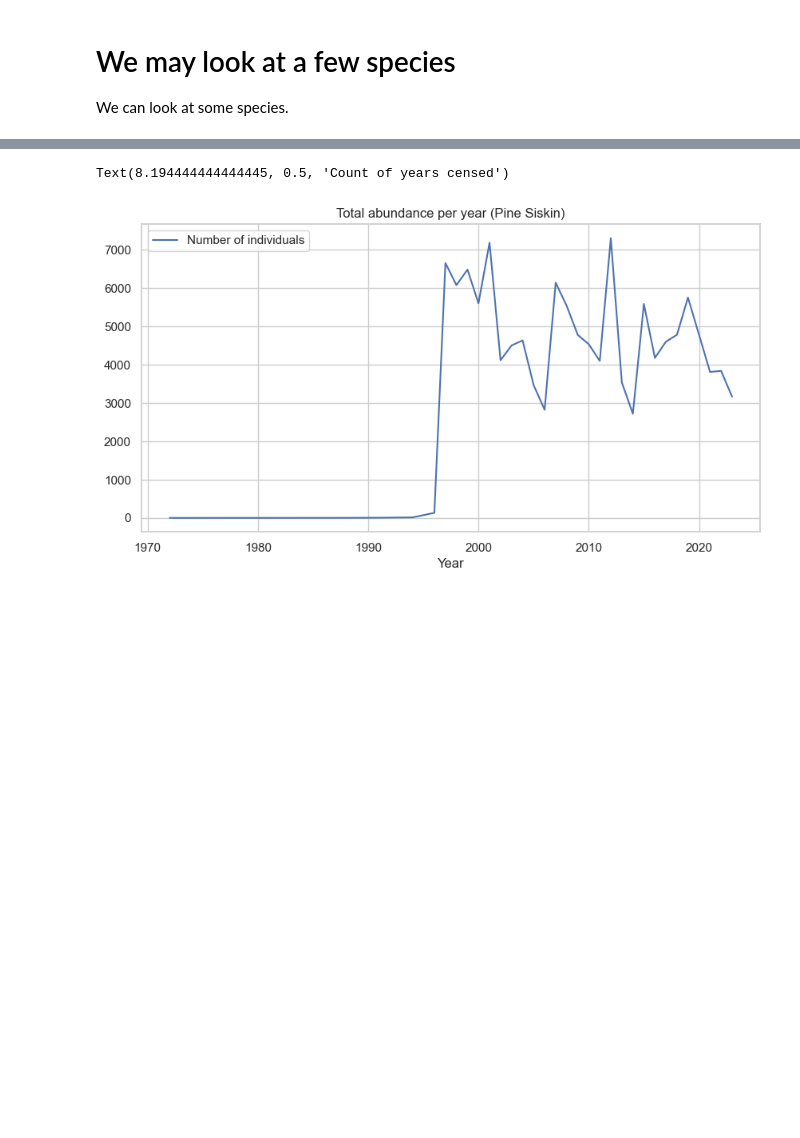
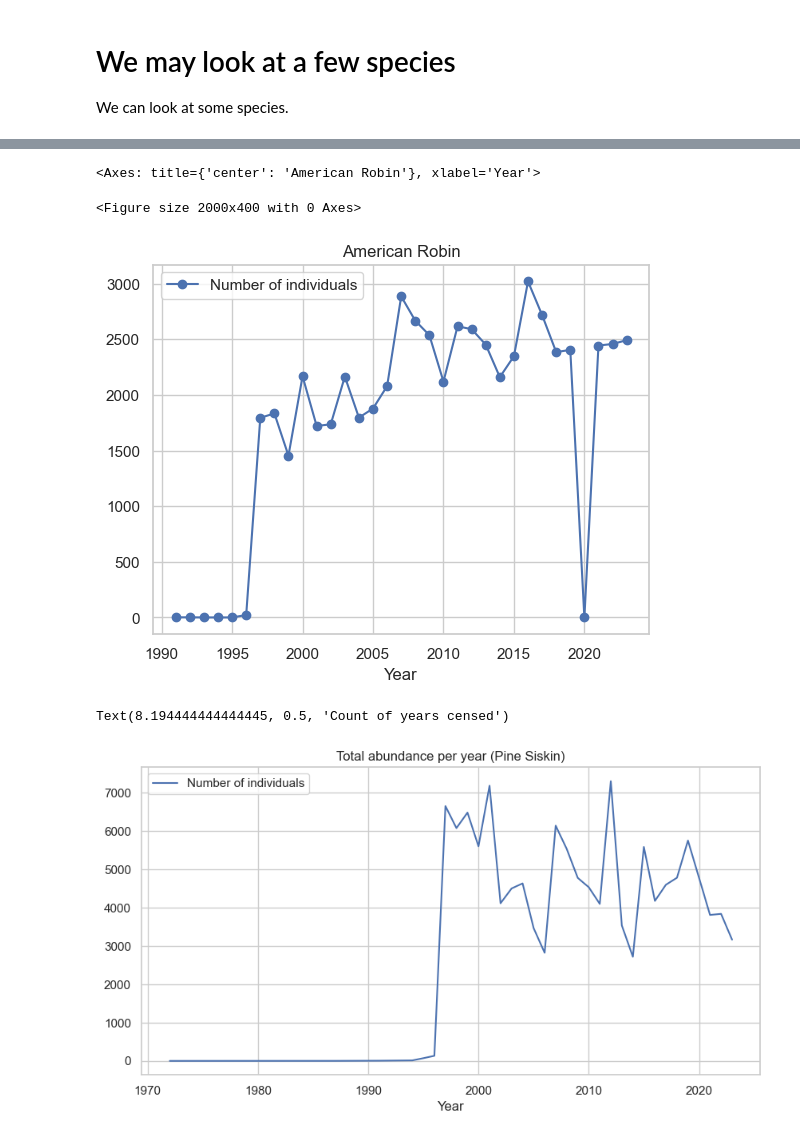
Before and after one commit to horaciosamaniego/bbs, a Jupyter notebook: ts_processing.ipynb, the cells around one changed output, grey strips where cells are left out. Saved outputs shown, nothing was run; the diff lists cells and outputs as text; code cells hidden in the pictures; blank space fills up the shorter version.

```diff
--- a/ts_processing.ipynb
+++ b/ts_processing.ipynb
@@ -215,3 +344,17 @@ Totals[Totals['AOU']==spp][['Year','ruta']].groupby('Year').count().plot(kind='l
+# %%
+d = Totals[Totals['AOU']==spp][['Year','Number of individuals']].groupby('Year').sum().reset_index()#.plot('Year','Number of individuals')
+all_years = pd.DataFrame({'Year': range(d['Year'].min(), d['Year'].max() + 1)})
+
+
+dd = pd.merge(all_years, d, on='Year', how='left').fillna(0)
+
+plt.figure(figsize=(20, 4))
+dd.plot('Year','Number of individuals',linestyle='-', marker='o',
+        title=sppname)
+# %% [output]
+<Axes: title={'center': 'American Robin'}, xlabel='Year'>
+<Figure size 2000x400 with 0 Axes>
+[figure, added]
 # %%
 # Total abundance per year for AOU 4920 (Piñon Jay)
 Totals[Totals['AOU']==spp][['Year','Number of individuals']].groupby('Year').sum().plot(kind='line', figsize=(10, 5), title='Total abundance per year ('+sppname+')')
```
Also changed, not shown: parts of 12 cells of this notebook.
